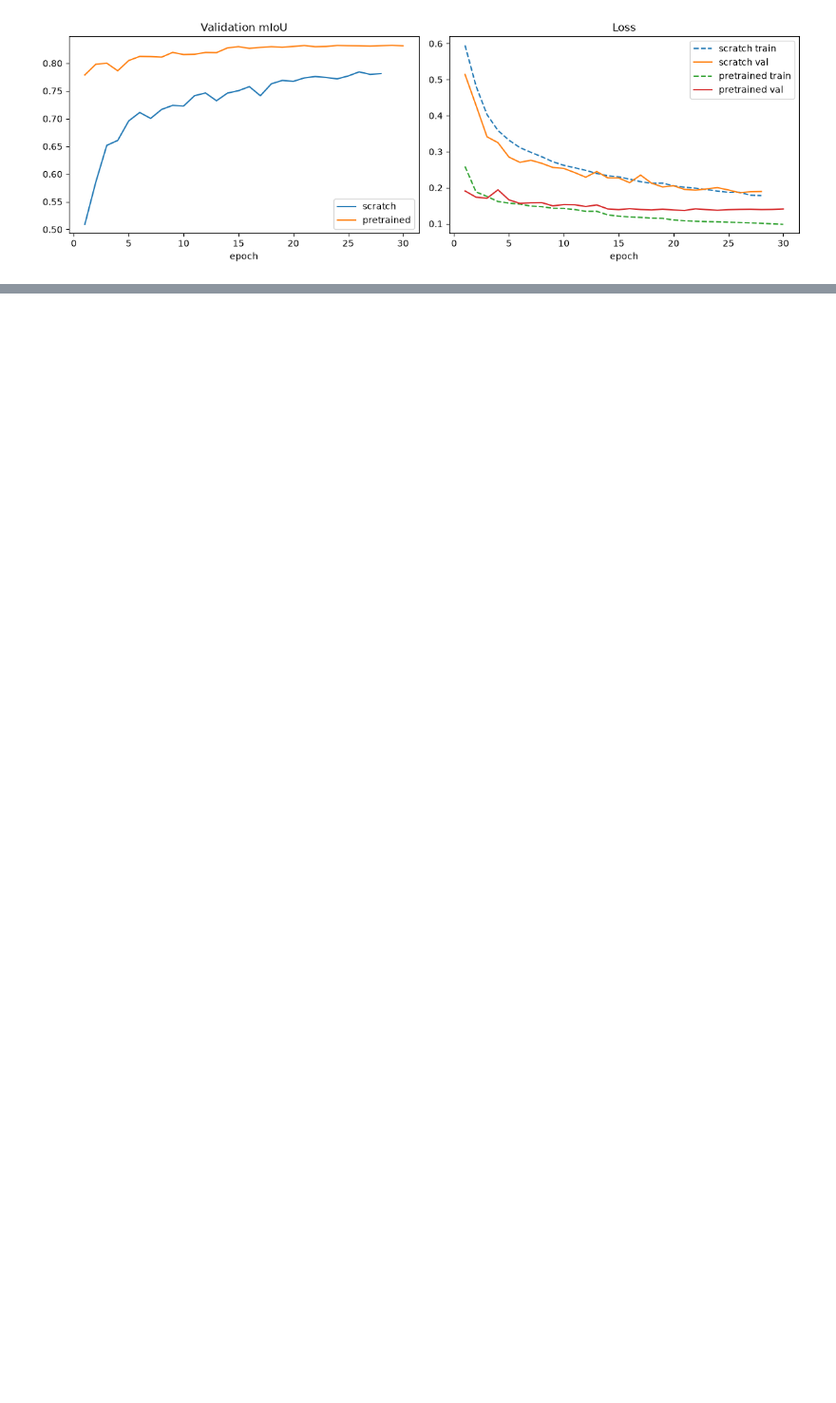
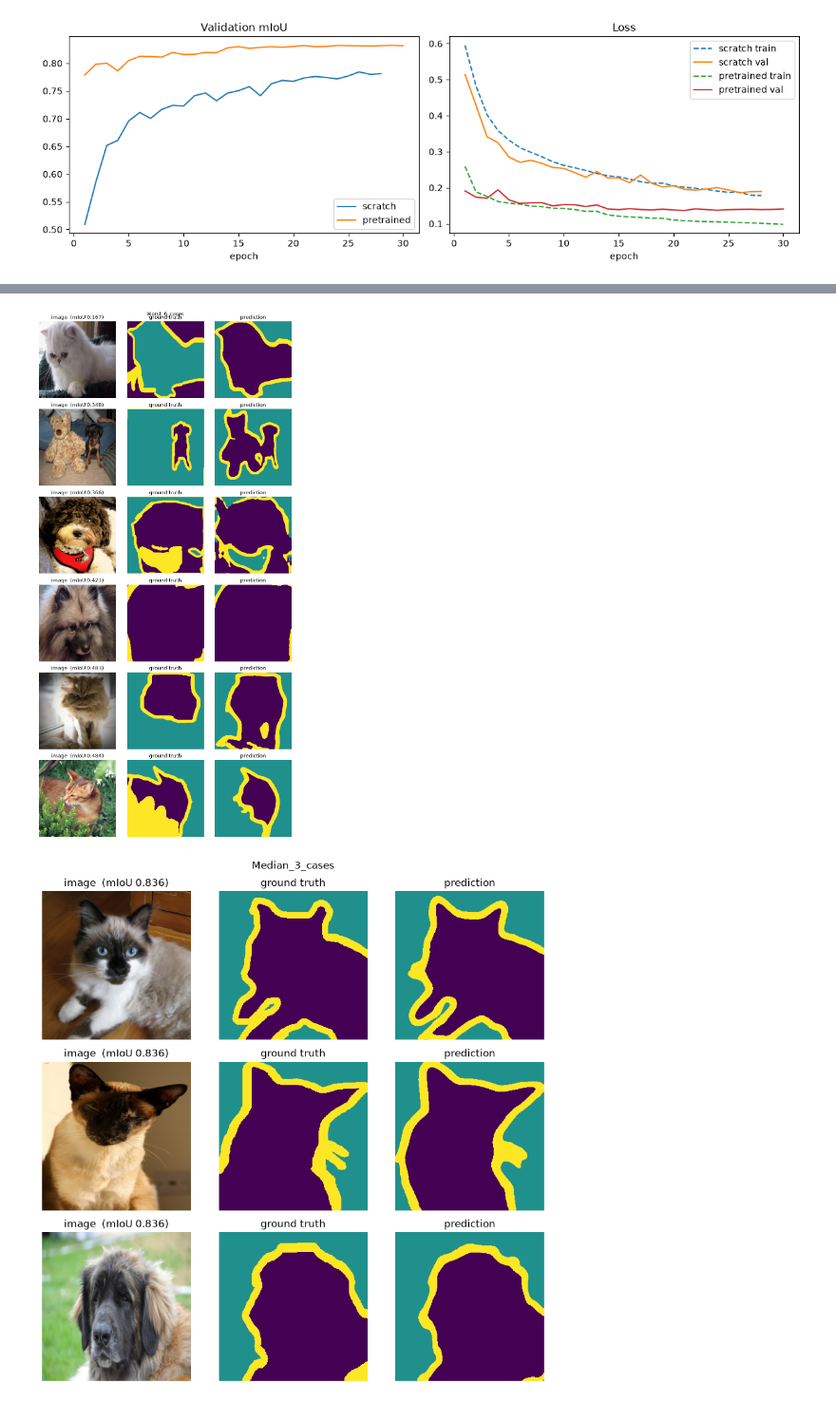
Before and after one commit to kunjagarwal-dev/U-Net_segementation_project, a Jupyter notebook: notebooks/05_error_analysis.ipynb, the cells around one changed output, grey strips where cells are left out. Shown at 95% size. Cells and saved outputs as stored; diff of their text form; code cells hidden in the pictures; blank space fills up the shorter version.

Commit message:
save training curves and prediction gallery figures

```diff
--- a/notebooks/05_error_analysis.ipynb
+++ b/notebooks/05_error_analysis.ipynb
@@ -28,0 +73,31 @@ plt.show()
+# %%
+import matplotlib.pyplot as plt
+
+mean = np.array([0.485, 0.456, 0.406])
+std = np.array([0.229, 0.224, 0.225])
+
+def show_rows(indices, title):
+    fig, axes = plt.subplots(len(indices), 3, figsize=(9, 3 * len(indices)))
+    for row, i in enumerate(indices):
+        img, m, p, s = records[i]
+        img = (img.permute(1, 2, 0).numpy() * std + mean).clip(0, 1)
+        axes[row, 0].imshow(img)
+        axes[row, 0].set_title(f"image  (mIoU {s:.3f})")
+        axes[row, 1].imshow(m, vmin=0, vmax=2, cmap="viridis")
+        axes[row, 1].set_title("ground truth")
+        axes[row, 2].imshow(p, vmin=0, vmax=2, cmap="viridis")
+        axes[row, 2].set_title("prediction")
+        for a in axes[row]:
+            a.axis("off")
+    fig.suptitle(title)
+    plt.tight_layout()
+    plt.savefig(f"../outputs/{title}.png", dpi=150, bbox_inches="tight")
+    plt.show()
+
+order = np.argsort(scores)
+show_rows(order[:6], "Worst_6_cases")
+show_rows(order[len(order)//2 - 1 : len(order)//2 + 2], "Median_3_cases")
+show_rows(order[-3:], "Best_3_cases")
+# %% [output]
+[figure, added]
+[figure, added]
```
Also changed, not shown: parts of 2 cells of this notebook, 3 other files.
